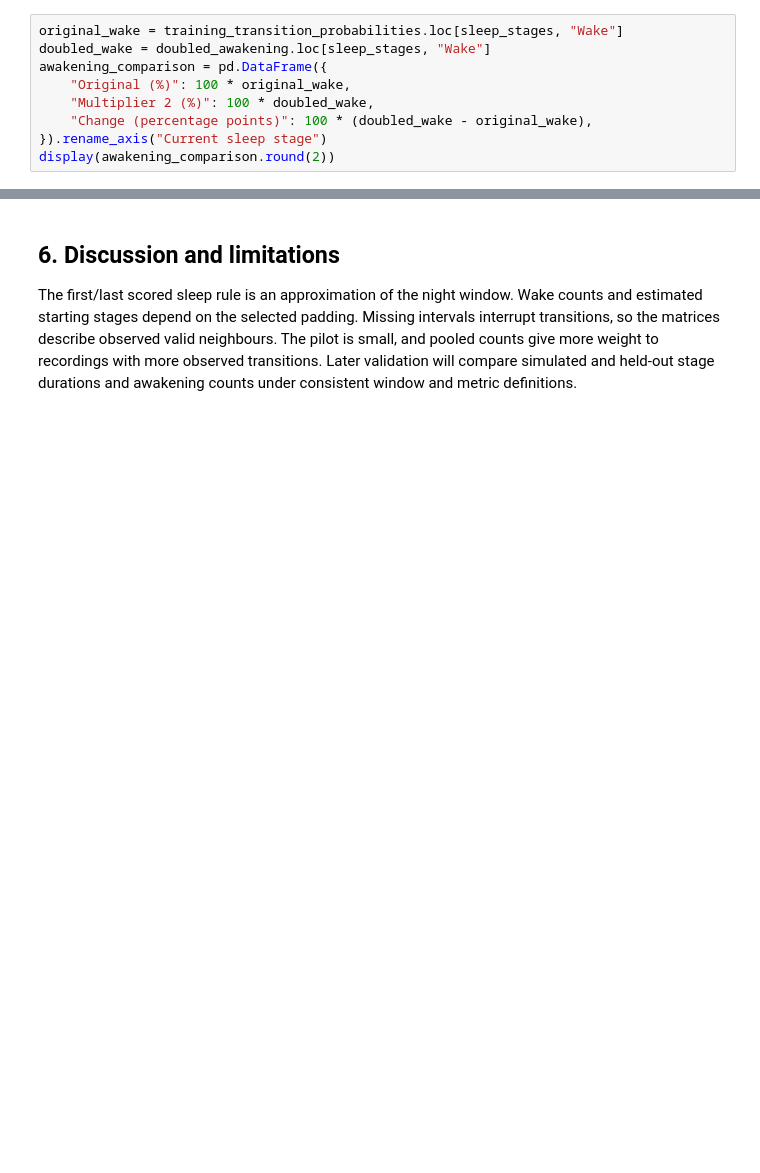
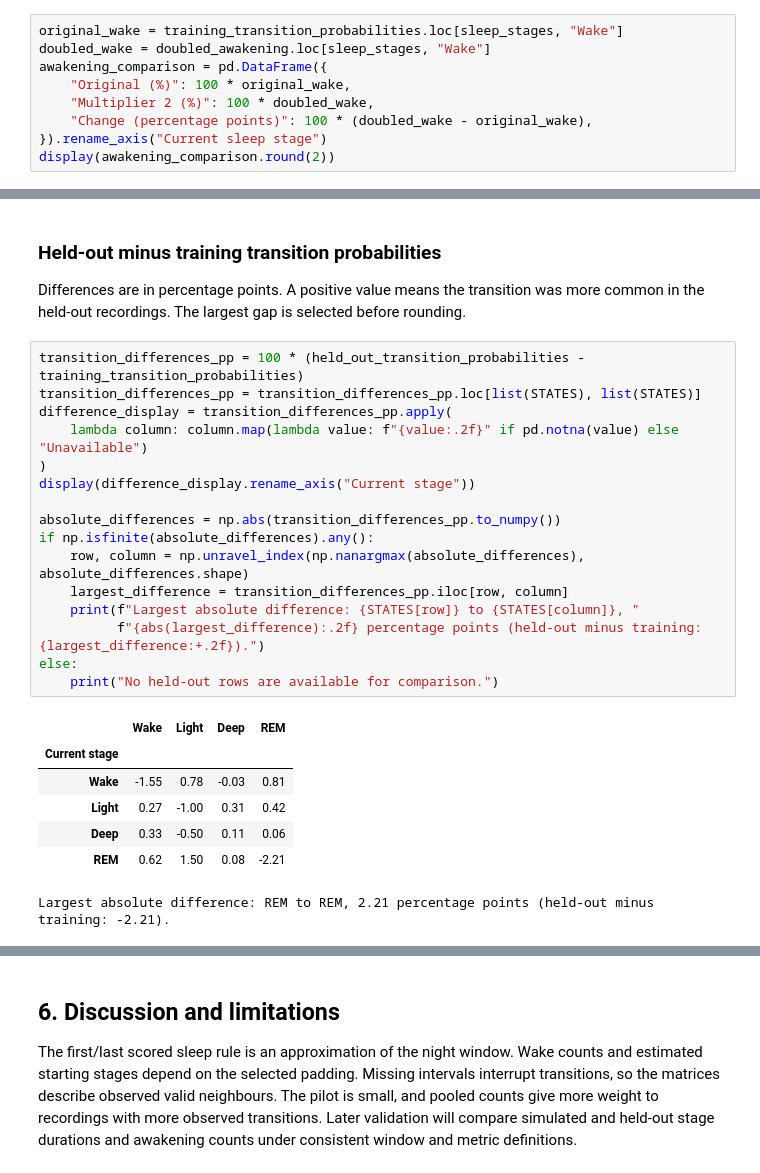
Before and after one commit to ShenalSilvaSD/Human-Sleep-Cycle-Simulator, a Jupyter notebook: notebook/Human_Sleep_Cycle_Simulator.ipynb, the cells around one changed output, grey strips where cells are left out. Drawn from its saved outputs; the diff is of its cells as text; blank space fills up the shorter version.

```diff
--- a/notebook/Human_Sleep_Cycle_Simulator.ipynb
+++ b/notebook/Human_Sleep_Cycle_Simulator.ipynb
@@ -515,0 +1058,28 @@ display(awakening_comparison.round(2))
+# %% [markdown]
+### Held-out minus training transition probabilities
+
+Differences are in percentage points. A positive value means the transition was more common in the held-out recordings. The largest gap is selected before rounding.
+# %%
+transition_differences_pp = 100 * (held_out_transition_probabilities - training_transition_probabilities)
+transition_differences_pp = transition_differences_pp.loc[list(STATES), list(STATES)]
+difference_display = transition_differences_pp.apply(
+    lambda column: column.map(lambda value: f"{value:.2f}" if pd.notna(value) else "Unavailable")
+)
+display(difference_display.rename_axis("Current stage"))
+
+absolute_differences = np.abs(transition_differences_pp.to_numpy())
+if np.isfinite(absolute_differences).any():
+    row, column = np.unravel_index(np.nanargmax(absolute_differences), absolute_differences.shape)
+    largest_difference = transition_differences_pp.iloc[row, column]
+    print(f"Largest absolute difference: {STATES[row]} to {STATES[column]}, "
+          f"{abs(largest_difference):.2f} percentage points (held-out minus training: {largest_difference:+.2f}).")
+else:
+    print("No held-out rows are available for comparison.")
+# %% [output]
+|  | Wake | Light | Deep | REM |
+| Current stage |  |  |  |  |
+| Wake | -1.55 | 0.78 | -0.03 | 0.81 |
+| Light | 0.27 | -1.00 | 0.31 | 0.42 |
+| Deep | 0.33 | -0.50 | 0.11 | 0.06 |
+| REM | 0.62 | 1.50 | 0.08 | -2.21 |
+Largest absolute difference: REM to REM, 2.21 percentage points (held-out minus training: -2.21).
```
Also changed, not shown: parts of 41 cells of this notebook.
